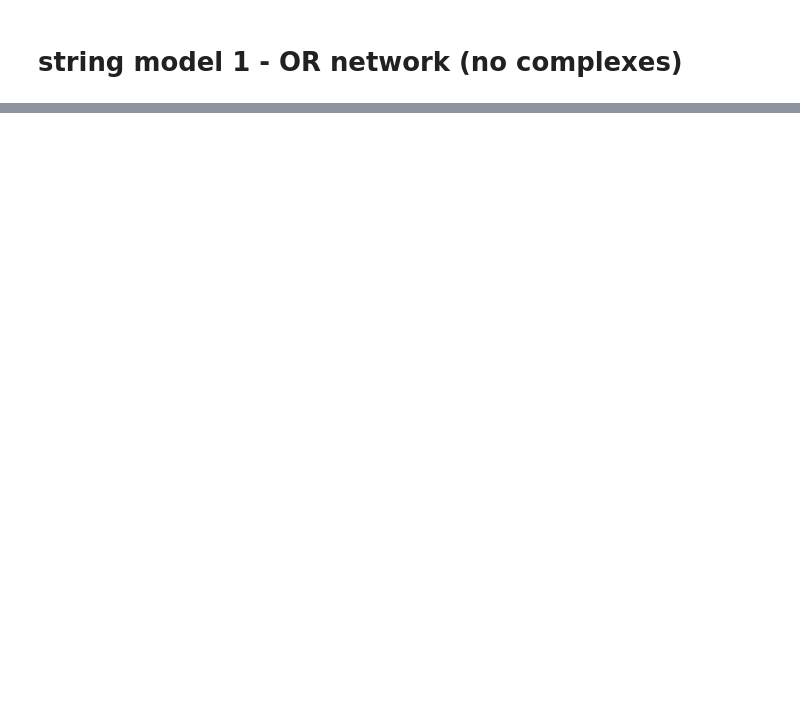
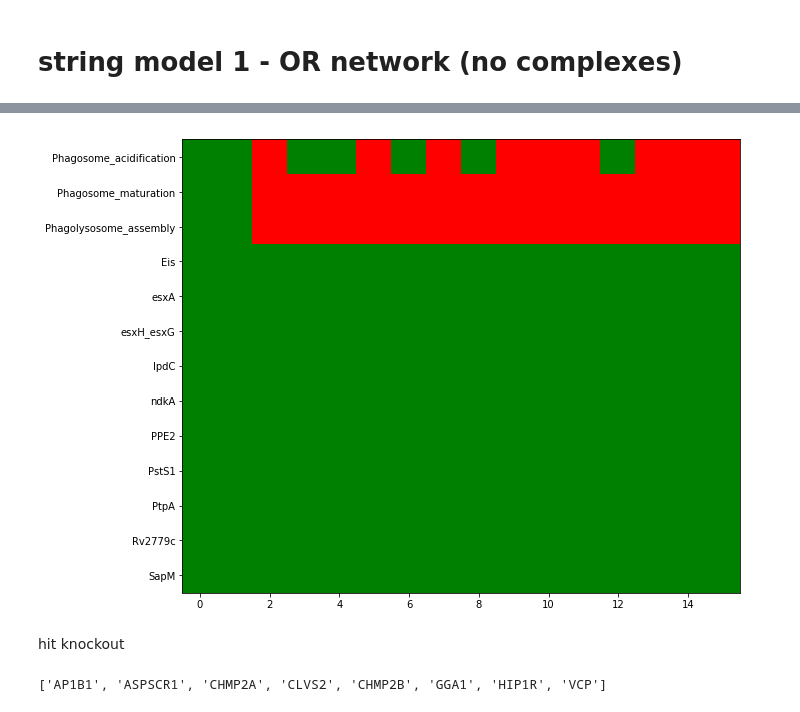
Before and after one commit to charlies-b/rp1, a Jupyter notebook: string-model-1.ipynb, the cells around one changed output, grey strips where cells are left out. Saved outputs shown, nothing was run; the diff lists cells and outputs as text; code cells hidden in the pictures; blank space fills up the shorter version.

```diff
--- a/string-model-1.ipynb
+++ b/string-model-1.ipynb
@@ -37,0 +19,20 @@ NameError: global name 'labels' is not defined
+# %%
+mtb_on = add_mtb_edgelist(definition, 'mtb-edgelist.csv', 'True')
+model = bm.run_model(mtb_on)
+bm.plot_nodes(model, ['Phagosome_acidification','Phagosome_maturation','Phagolysosome_assembly'] + mtb)
+# %% [output]
+[figure, added]
+# %% [markdown]
+hit knockout
+# %%
+mtb_off = add_mtb_edgelist(definition, 'mtb-edgelist.csv', 'False')
+model = bm.run_model(mtb_off)
+
+hit_nodes = []
+for factor in hit:
+    if factor in model.nodes:
+        hit_nodes.append(factor)
+
+hit_nodes
+# %% [output]
+['AP1B1', 'ASPSCR1', 'CHMP2A', 'CLVS2', 'CHMP2B', 'GGA1', 'HIP1R', 'VCP']
```
Also changed, not shown: parts of 9 cells of this notebook.
